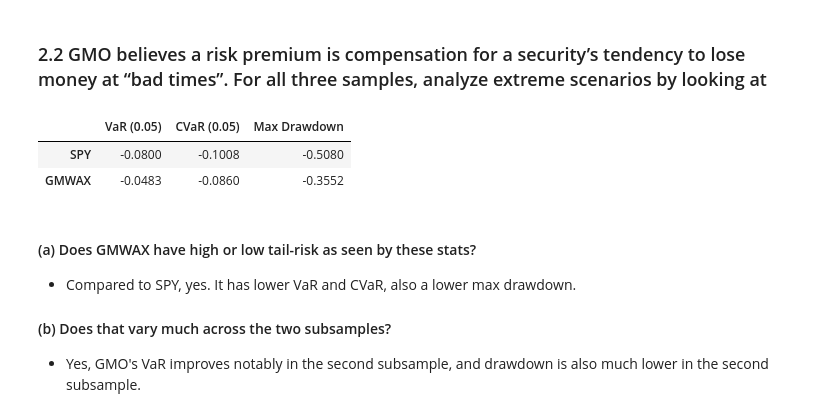
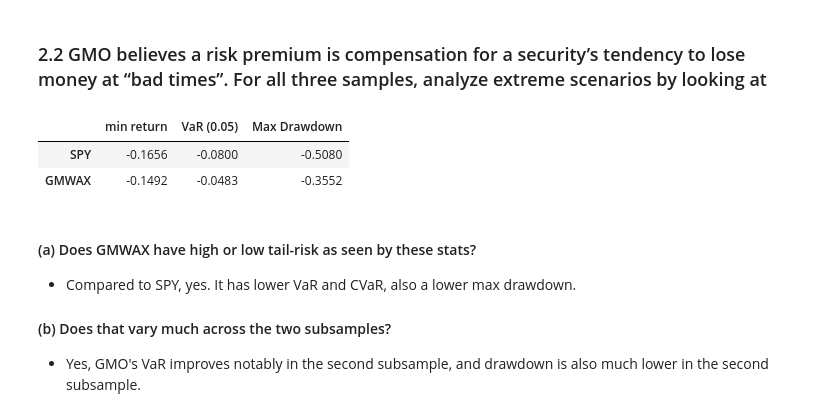
Before and after one commit to Zixin730/finm-portfolio-2022, a Jupyter notebook: homework/hw7.ipynb, the cells around one changed output. Cells and saved outputs as stored; diff of their text form; code cells hidden in the pictures.

```diff
--- a/homework/hw7.ipynb
+++ b/homework/hw7.ipynb
@@ -40,27 +40,19 @@ def sub_summarize(df, year_list, annualize=12):
     res.index = pd.Series([repr(y)[1:-1] for y in year_list])
     return res
 # %%
-def tailMetrics(returns, ret, quantile=.05, relative=False):
+def tailMetrics(ret_ex, ret, quantile=.05):
 
     # returns: excess return
     # ret: total return
     metrics = pd.DataFrame(index=ret.columns)
 
-    VaR = returns.quantile(quantile)
-    CVaR = (returns[returns < returns.quantile(quantile)]).mean()
-
-    if relative:
-        VaR /= returns.std()
-        CVaR /= returns.std()
-
-    metrics[f'VaR ({quantile})'] = VaR
-    metrics[f'CVaR ({quantile})'] = CVaR
+    metrics["min return"] = ret_ex.min()
+    metrics[f'VaR ({quantile})'] = ret_ex.quantile(quantile)
 
     cum_ret = (1 + ret).cumprod()
     rolling_max = cum_ret.cummax()  # cummax function
     drawdown = (cum_ret - rolling_max) / rolling_max
-    max_drawdown = drawdown.min()
-    metrics['Max Drawdown'] = max_drawdown
+    metrics['Max Drawdown'] = drawdown.min()
 
     return metrics
 # %%
@@ -132,11 +117,11 @@ sub_summarize(GMWAX_ex, year_list, annualize=12)
 ### 2.2 GMO believes a risk premium is compensation for a security’s tendency to lose money at “bad times”. For all three samples, analyze extreme scenarios by looking at
 # %%
 ret_ex = ret.subtract(rf["US3M"], axis=0).dropna()
-tailMetrics(ret_ex, ret.dropna(), quantile=.05, relative=False)
+tailMetrics(ret_ex, ret.dropna(), quantile=.05)
 # %% [output]
-|  | VaR (0.05) | CVaR (0.05) | Max Drawdown |
-| SPY | -0.0800 | -0.1008 | -0.5080 |
-| GMWAX | -0.0483 | -0.0860 | -0.3552 |
+|  | min return | VaR (0.05) | Max Drawdown |
+| SPY | -0.1656 | -0.0800 | -0.5080 |
+| GMWAX | -0.1492 | -0.0483 | -0.3552 |
 # %% [markdown]
 #### (a) Does GMWAX have high or low tail-risk as seen by these stats?
 
```
Also changed, not shown: parts of 21 cells of this notebook.
